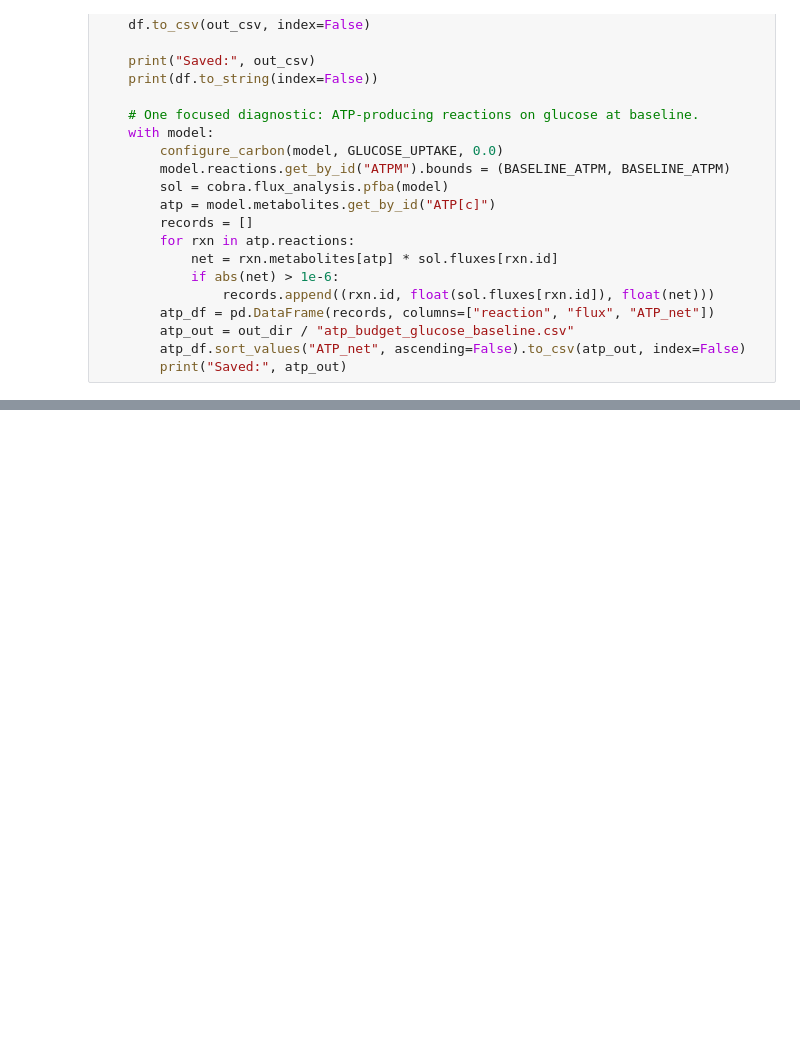
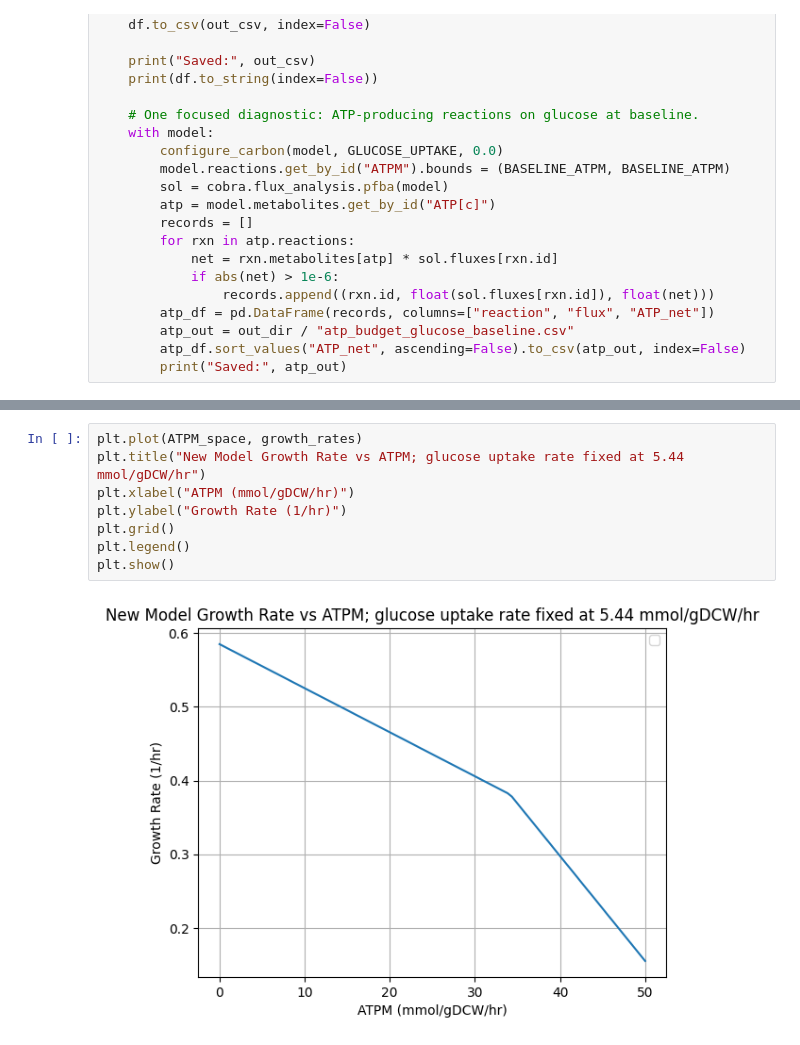
Before and after one commit to C-CoMP-STC/rpom-fba, a Jupyter notebook: notebooks/more_glucose_hypotheses.ipynb, the cells around one changed output, grey strips where cells are left out. Cells and saved outputs as stored; diff of their text form; blank space fills up the shorter version.

```diff
--- a/notebooks/more_glucose_hypotheses.ipynb
+++ b/notebooks/more_glucose_hypotheses.ipynb
@@ -227,0 +292,10 @@ model.reactions.get_by_id("NADH-DEHYDROG-A-RXN")
+# %%
+plt.plot(ATPM_space, growth_rates)
+plt.title("New Model Growth Rate vs ATPM; glucose uptake rate fixed at 5.44 mmol/gDCW/hr")
+plt.xlabel("ATPM (mmol/gDCW/hr)")
+plt.ylabel("Growth Rate (1/hr)")
+plt.grid()
+plt.legend()
+plt.show()
+# %% [output]
+[figure, added]
```
Also changed, not shown: parts of 14 cells of this notebook, 17 other files.
